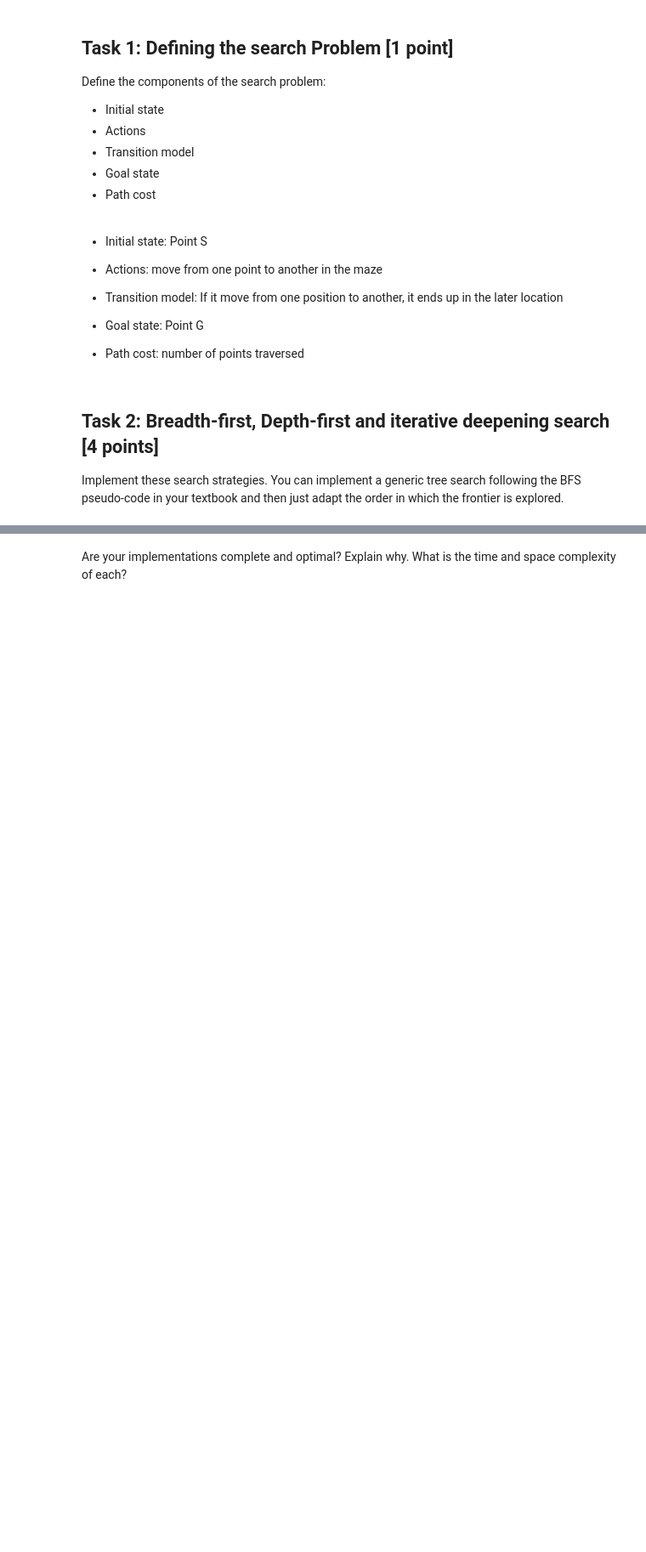
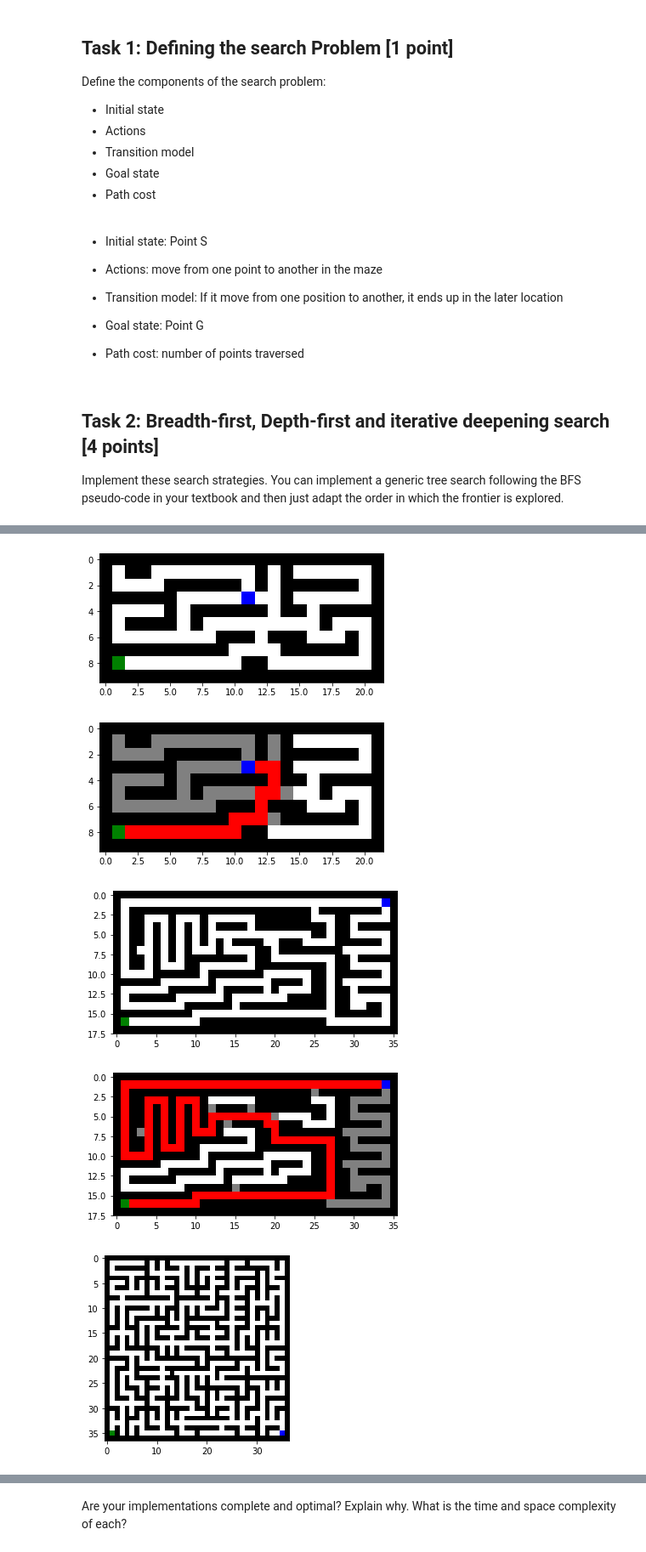
Before and after one commit to Meanings11/CS7320-AI, a Jupyter notebook: Search/Maze.ipynb, the cells around one changed output, grey strips where cells are left out. Shown at 85% size. Saved outputs shown, nothing was run; the diff lists cells and outputs as text; code cells hidden in the pictures; blank space fills up the shorter version.

```diff
--- a/Search/Maze.ipynb
+++ b/Search/Maze.ipynb
@@ -259,0 +287,8 @@ showPath(maze, output["path"], output["reached"])
+# %%
+run_maze("DFS")
+# %% [output]
+[figure, added]
+[figure, added]
+[figure, added]
+[figure, added]
+[figure, added]
```
Also changed, not shown: parts of 14 cells of this notebook.
